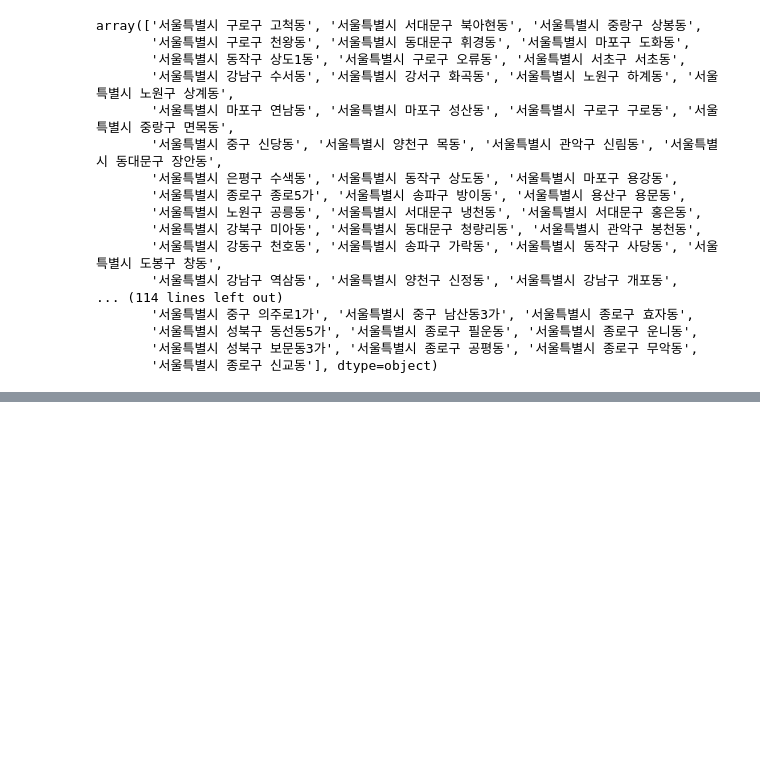
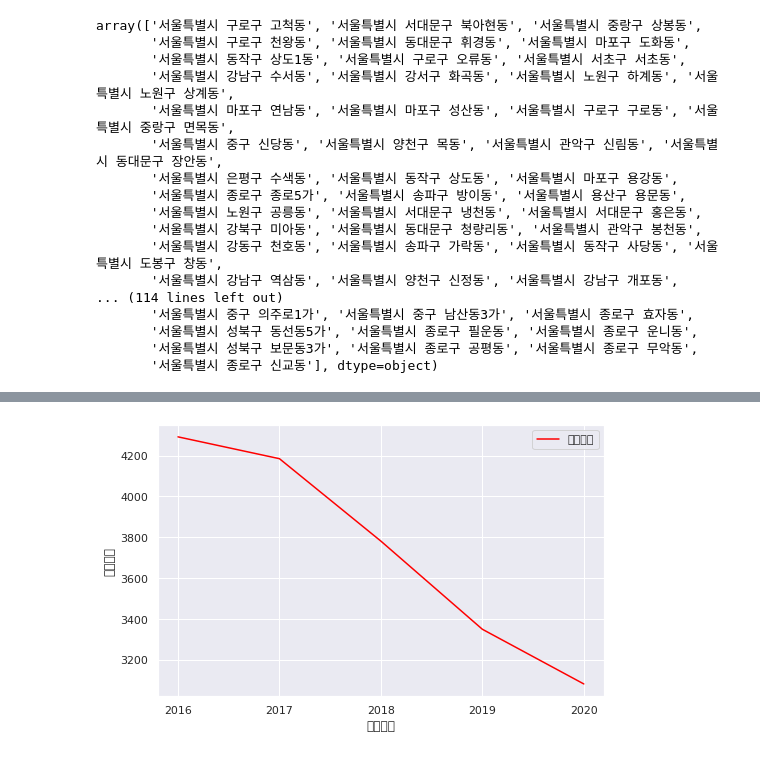
Before and after one commit to johanjun/dacon_molit, a Jupyter notebook: 교통사고EDA.ipynb, the cells around one changed output, grey strips where cells are left out. Cells and saved outputs as stored; diff of their text form; code cells hidden in the pictures; blank space fills up the shorter version.

```diff
--- a/교통사고EDA.ipynb
+++ b/교통사고EDA.ipynb
@@ -344,0 +478,7 @@ array(['서울특별시 구로구 고척동', '서울특별시 서대문구 북
+# %%
+plt.figure(figsize=(8,5))
+sns.lineplot(data=df[df['시간']=='합계'], x='사고년도', y='사망자수', label='사망자수', color='red')
+plt.legend(loc='best')
+plt.show()
+# %% [output]
+[figure, added]
```
Also changed, not shown: parts of 29 cells of this notebook.
